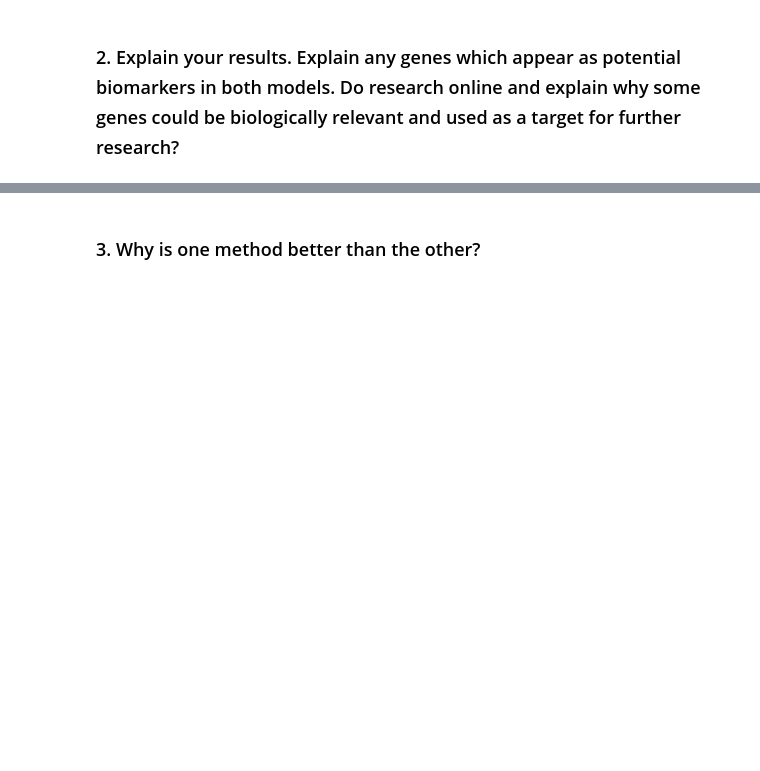
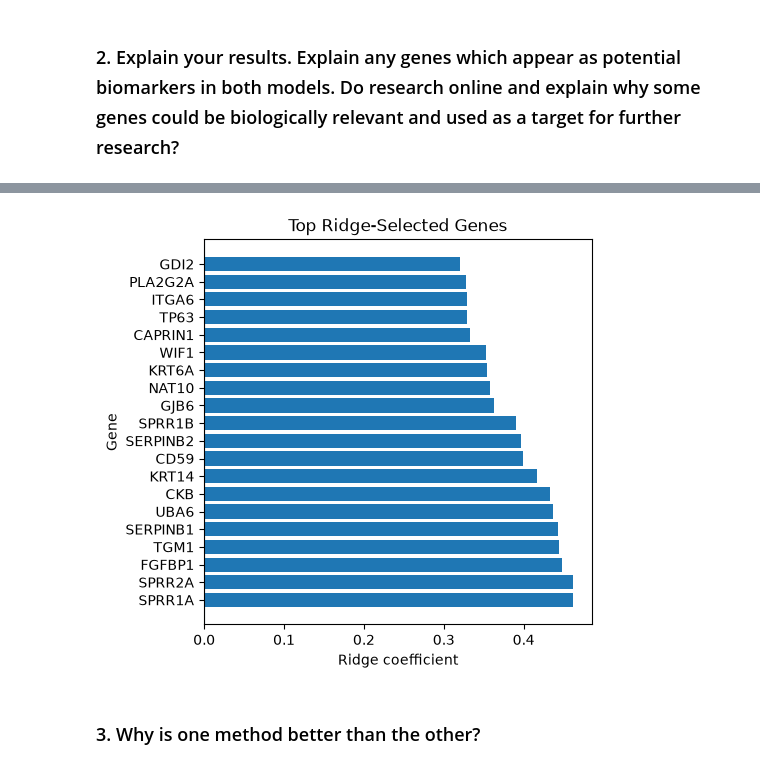
Before and after one commit to Soundarya-0798/Secondary-mibc-survival-biomarkers, a Jupyter notebook: notebooks/Assessment Report - Student's Copy.ipynb, the cells around one changed output, grey strips where cells are left out. Cells and saved outputs as stored; diff of their text form; code cells hidden in the pictures; blank space fills up the shorter version.

```diff
--- a/notebooks/Assessment Report - Student's Copy.ipynb
+++ b/notebooks/Assessment Report - Student's Copy.ipynb
@@ -55,0 +418,8 @@ This is a Linear Regression Problem. Therefore, the end goal is to identify pote
+# %%
+#Getting ridge Co-efficients
+ridgeCoeff = modelRidge.coef_
+
+#Creating table
+ridgeCoeffTable = pd.DataFrame({"Gene": X_train.columns, "Coeff": ridgeCoeff})
+
+ridgeCoeffTable
@@ -59,0 +476,15 @@ This is a Linear Regression Problem. Therefore, the end goal is to identify pote
+# %%
+
+#Removing Zeros ridge model
+ridgeSelected = ridgeCoeffTable[ridgeCoeffTable["Coeff"] != 0]
+
+#Converting to absolute value
+ridgeSelected["absCoeff"] =ridgeSelected["Coeff"].abs()
+
+#Sorting in Descending order
+ridgeSelected =ridgeSelected.sort_values("absCoeff", ascending=False)
+
+#Selecting top genes
+ridgeSelected = ridgeSelected.head(20)
+
+ridgeSelected
@@ -64,3 +548,16 @@ This is a Linear Regression Problem. Therefore, the end goal is to identify pote
+# %%
+#Visualization of top biomarker genes-ridge plot
+plt.figure(figsize=(5,5))
+plt.barh(ridgeSelected.head(20)["Gene"],ridgeSelected.head(20)["Coeff"])
+
+plt.xlabel("Ridge coefficient")
+plt.ylabel("Gene")
+plt.title("Top Ridge-Selected Genes")
+
+plt.axvline(0)
+plt.show()
+# %% [output]
+[figure, added]
 # %% [markdown]
 <h2 style="font-size:18px;">
 3. Why is one method better than the other?
```
Also changed, not shown: parts of 35 cells of this notebook.
